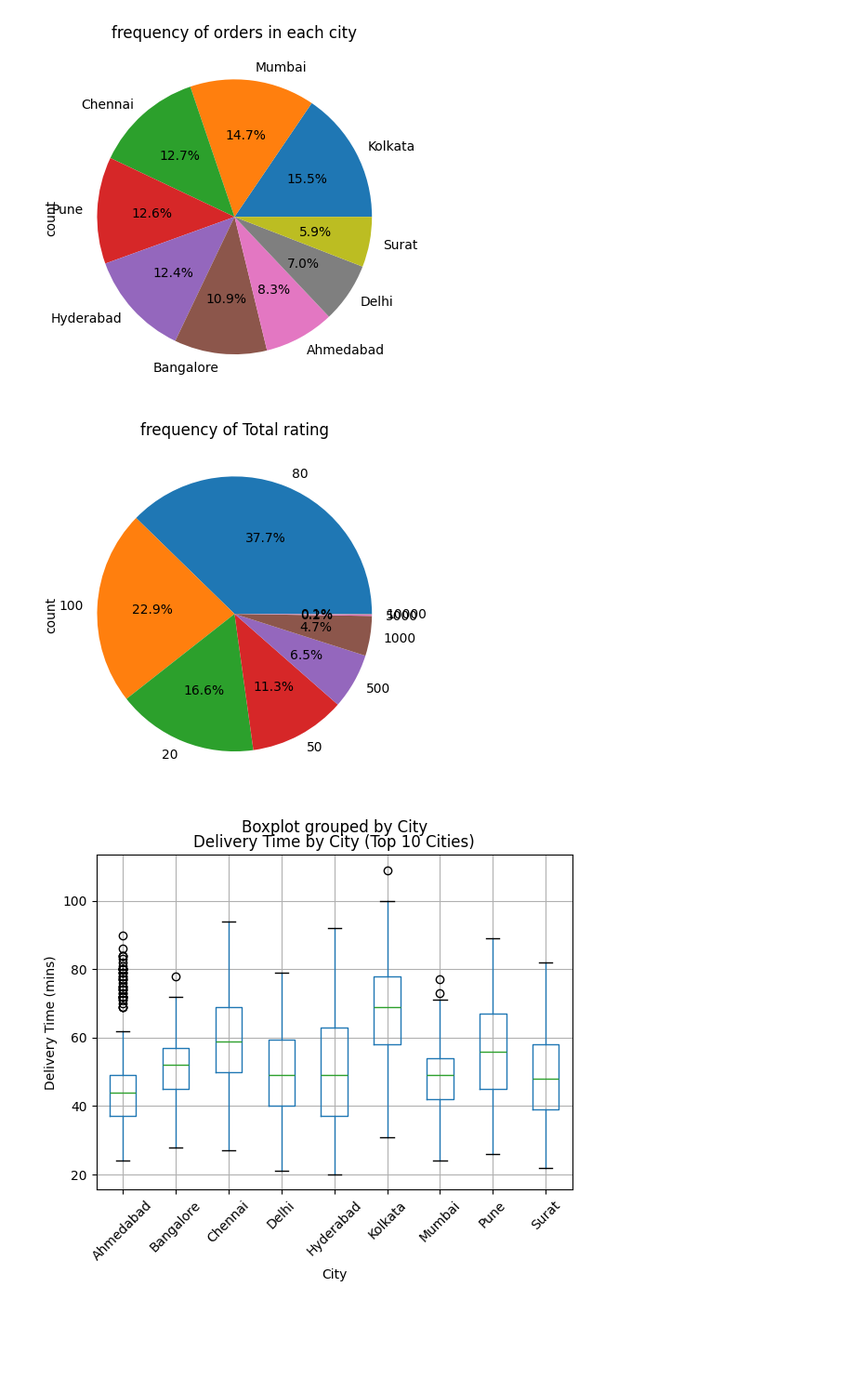
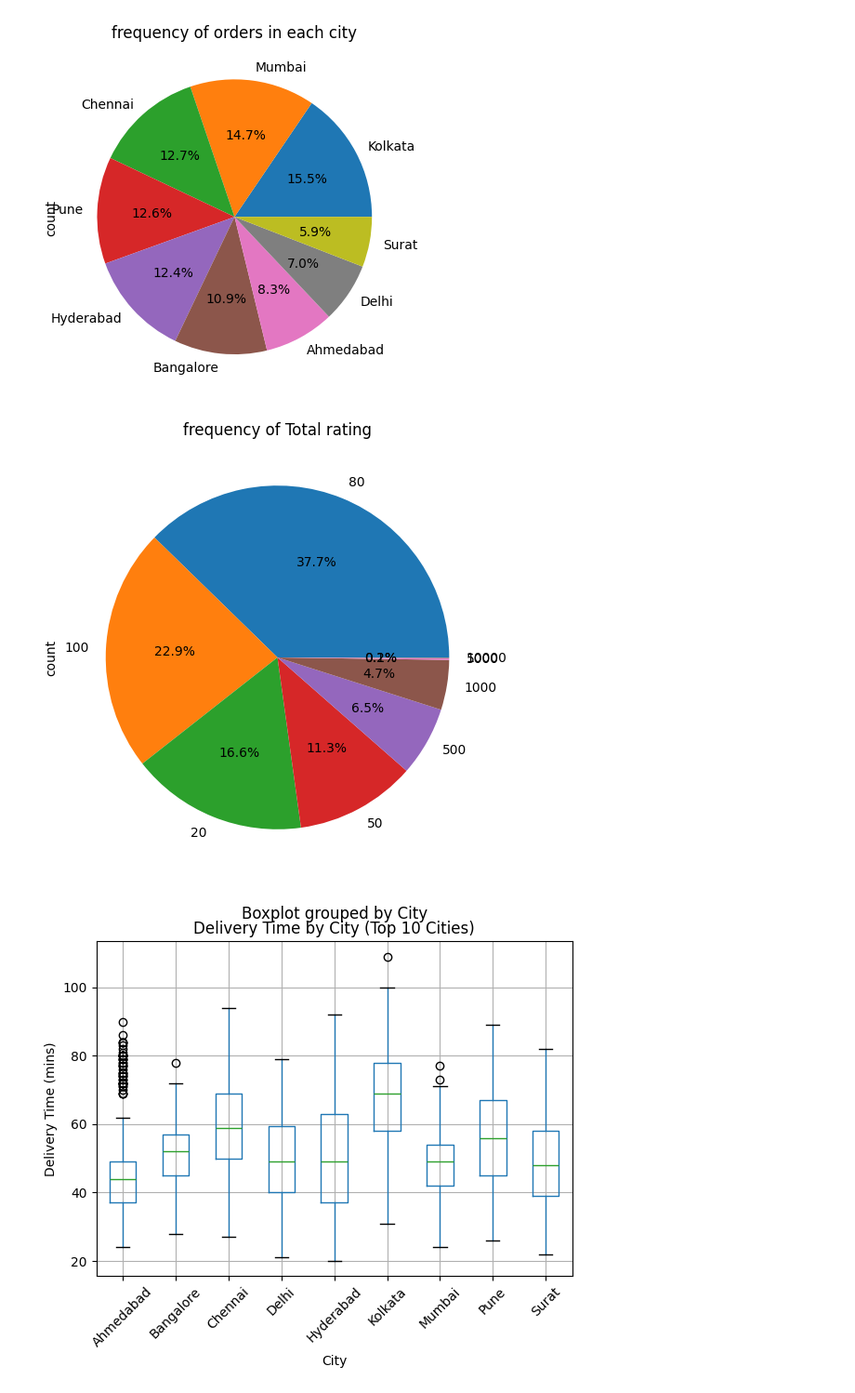
Before and after one commit to pawarsahil2005/DEVL-MiniProject, a Jupyter notebook: Untitled-1.ipynb, the cells around one changed output. Shown at 93% size. Drawn from its saved outputs; the diff is of its cells as text; code cells hidden in the pictures; blank space fills up the shorter version.

```diff
--- a/Untitled-1.ipynb
+++ b/Untitled-1.ipynb
@@ -54,11 +91,12 @@ plt.show()
 [figure]
 # %%
 food_type_counts = df['Total ratings'].value_counts()
+plt.figure(figsize=(10,6))
 food_type_counts.plot(kind='pie', autopct='%1.1f%%')
 plt.title('frequency of Total rating')
 plt.show()
 # %% [output]
-[figure, old version]
+[figure, new version]
 # %%
 top_cities = df['City'].value_counts().nlargest(10).index
 
```
Also changed, not shown: parts of 4 cells of this notebook.
